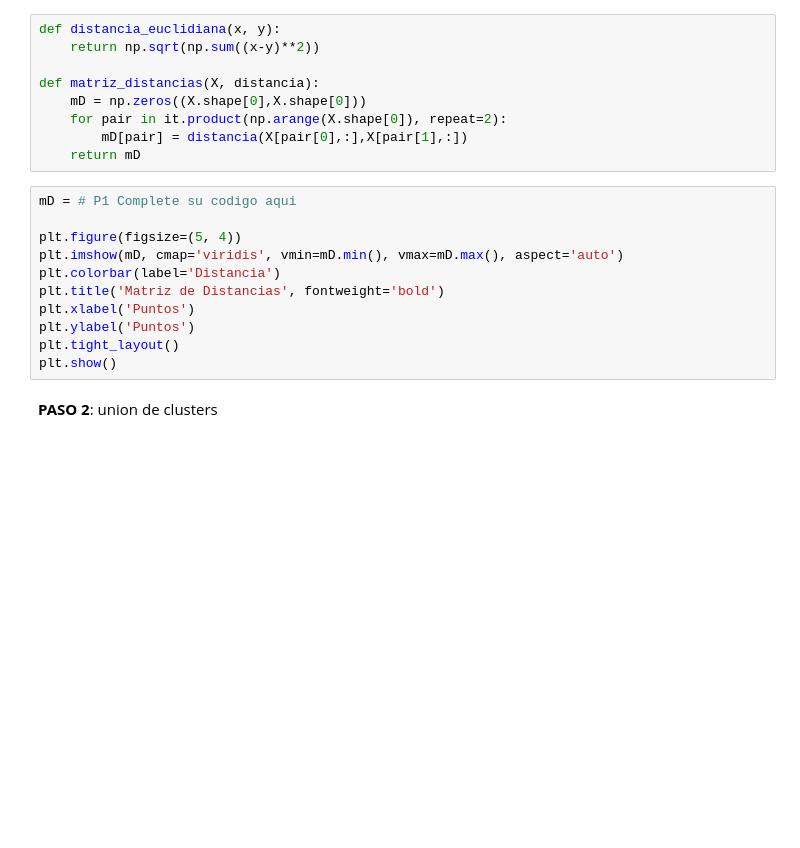
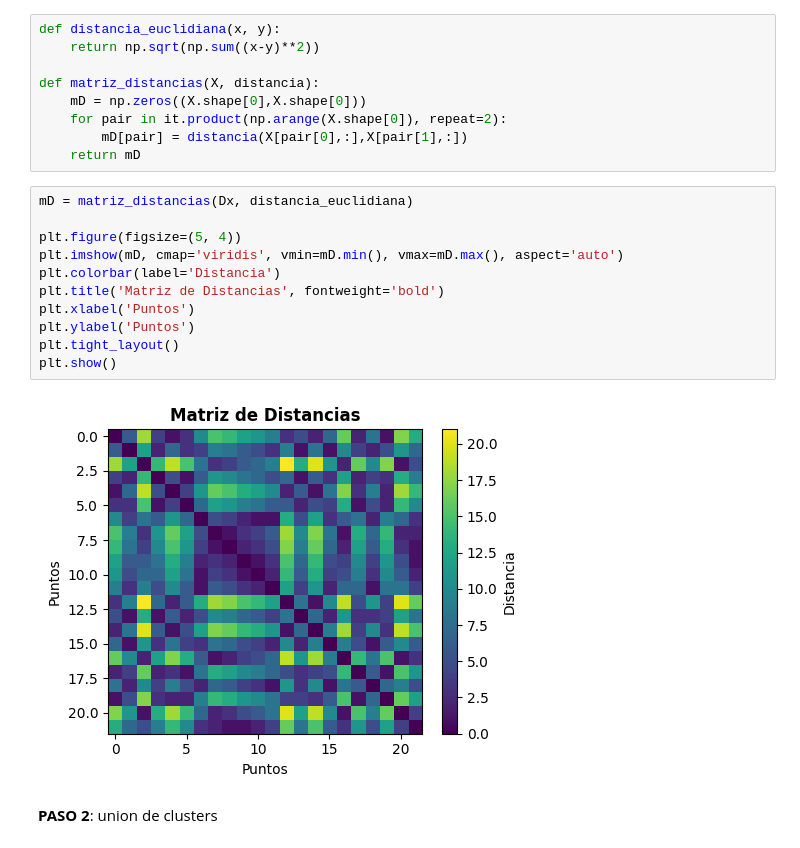
Before and after one commit to SandraNavarrete-docente/aprendizaje-automatico-252601, a Jupyter notebook: 04-MODELOS-NO-SUPERVISADOS/4_5_1_Métodos_de_clustering_jerarquico.ipynb, the cells around one changed output. Saved outputs shown, nothing was run; the diff lists cells and outputs as text; blank space fills up the shorter version.

```diff
--- a/04-MODELOS-NO-SUPERVISADOS/4_5_1_Métodos_de_clustering_jerarquico.ipynb
+++ b/04-MODELOS-NO-SUPERVISADOS/4_5_1_Métodos_de_clustering_jerarquico.ipynb
@@ -165,16 +169,18 @@ def matriz_distancias(X, distancia):
         mD[pair] = distancia(X[pair[0],:],X[pair[1],:])
     return mD
 # %%
-mD = # P1 Complete su codigo aqui
+mD = matriz_distancias(Dx, distancia_euclidiana)
 
 plt.figure(figsize=(5, 4))
 plt.imshow(mD, cmap='viridis', vmin=mD.min(), vmax=mD.max(), aspect='auto')
 plt.colorbar(label='Distancia')
 plt.title('Matriz de Distancias', fontweight='bold')
 plt.xlabel('Puntos')
 plt.ylabel('Puntos')
 plt.tight_layout()
 plt.show()
+# %% [output]
+[figure, added]
 # %% [markdown]
 **PASO 2**: union de clusters
 # %% [markdown]
```
Also changed, not shown: parts of 22 cells of this notebook.
